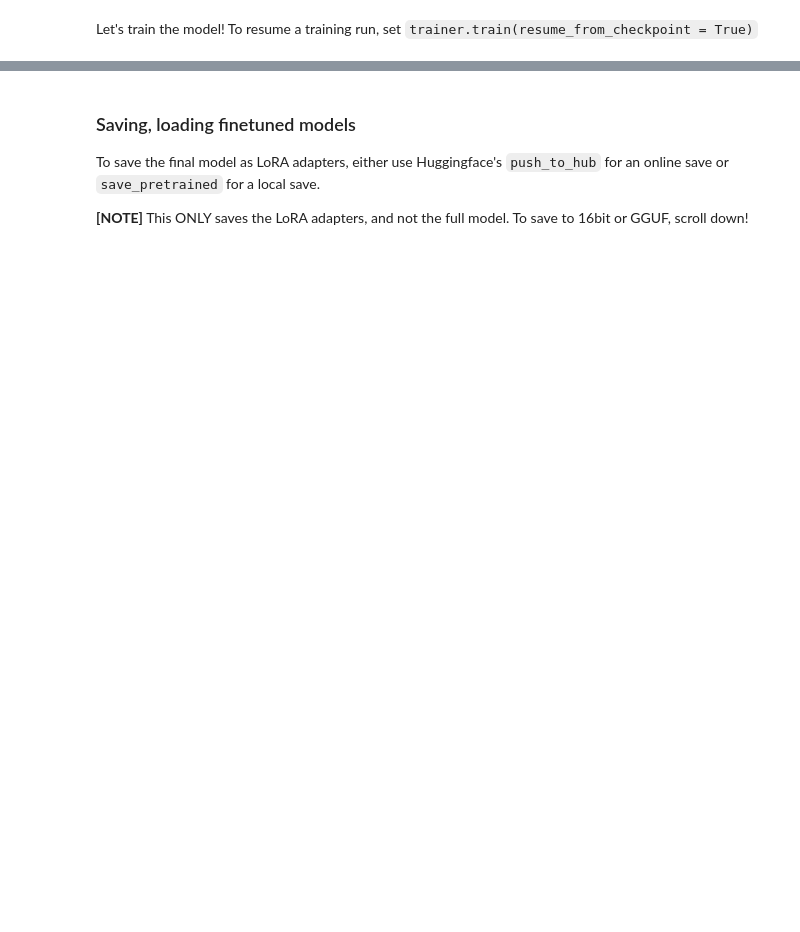
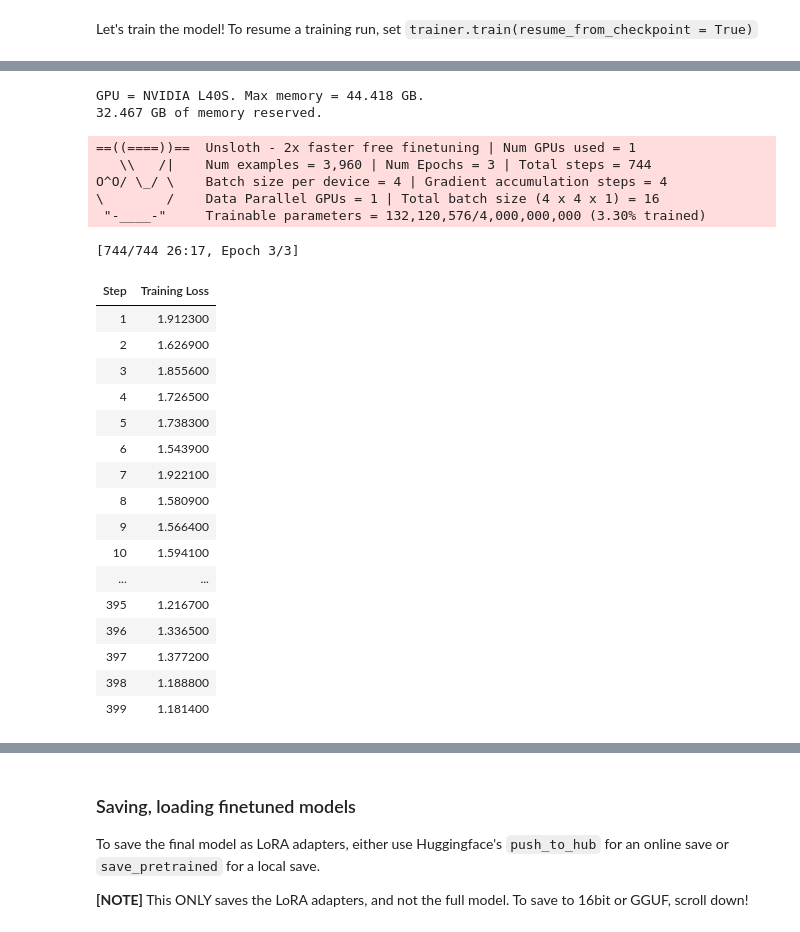
Before and after one commit to jasminehuynh11/Self-Aware-Support-A-Multilingual-Reinforcement-Learning-Pipeline-for-AI-Mental-Health-Chat, a Jupyter notebook: 02_Training_Code/Phase_1-Traning_3_model_series_1-v1.1-v1.2-v1.3.ipynb, the cells around one changed output, grey strips where cells are left out. Saved outputs shown, nothing was run; the diff lists cells and outputs as text; code cells hidden in the pictures; blank space fills up the shorter version.

```diff
--- a/02_Training_Code/Phase_1-Traning_3_model_series_1-v1.1-v1.2-v1.3.ipynb
+++ b/02_Training_Code/Phase_1-Traning_3_model_series_1-v1.1-v1.2-v1.3.ipynb
@@ -337,0 +478,40 @@ For normal chat based inference, `temperature = 0.7, top_p = 0.8, top_k = 20`
+# %%
+import wandb
+wandb.init(project="distress-chatbot", name="base-model-traininf-v1_2", config={
+    "model": "Qwen/Qwen3-4B",
+    # "max_steps": 20000,
+    "learning_rate": 2e-5,
+    "lambda_decay": 0.95,
+})  # Allow resuming W&B run
+
+from trl import SFTTrainer, SFTConfig
+trainer = SFTTrainer(
+    model = model,
+    tokenizer = tokenizer,
+    train_dataset = final_train_dataset, # Use the processed training data
+    eval_dataset = final_eval_dataset,   # Use the processed evaluation data
+    args = SFTConfig(
+        dataset_text_field = "text", # Column containing the formatted text
+        per_device_train_batch_size = 4,
+        gradient_accumulation_steps = 4, # Use GA to mimic batch size!
+        warmup_steps = 5,
+        num_train_epochs = 3, # Set this for 1 full training run.
+        # max_steps = 60, # Adjusted for quicker testing, was 30. Set to None or higher for full training.
+        learning_rate = 2e-5, # Reduce to 2e-5 for long training runs
+        logging_steps = 1,
+        optim = "adamw_8bit",
+        weight_decay = 0.01,
+        lr_scheduler_type = "linear",
+        seed = 3407,
+        report_to = "wandb", # Use this for WandB etc
+        # evaluation_strategy = "steps" if final_eval_dataset else "no", # Enable evaluation if eval_dataset is present
+        # eval_steps = 20, # Evaluate every N steps, adjust as needed
+    ),
+)
+
+# If using evaluation, you might want to set evaluation_strategy and eval_steps in SFTConfig
+if final_eval_dataset:
+    trainer.args.evaluation_strategy = "steps"
+    trainer.args.eval_steps = 20 # Or any other desired frequency
+else:
+    trainer.args.evaluation_strategy = "no"
@@ -337,0 +548,36 @@ For normal chat based inference, `temperature = 0.7, top_p = 0.8, top_k = 20`
+# %%
+# @title Show current memory stats
+gpu_stats = torch.cuda.get_device_properties(0)
+start_gpu_memory = round(torch.cuda.max_memory_reserved() / 1024 / 1024 / 1024, 3)
+max_memory = round(gpu_stats.total_memory / 1024 / 1024 / 1024, 3)
+print(f"GPU = {gpu_stats.name}. Max memory = {max_memory} GB.")
+print(f"{start_gpu_memory} GB of memory reserved.")
+# %% [output]
+GPU = NVIDIA L40S. Max memory = 44.418 GB.
+32.467 GB of memory reserved.
+# %%
+trainer_stats = trainer.train()
+# %% [output]
+==((====))==  Unsloth - 2x faster free finetuning | Num GPUs used = 1
+   \\   /|    Num examples = 3,960 | Num Epochs = 3 | Total steps = 744
+O^O/ \_/ \    Batch size per device = 4 | Gradient accumulation steps = 4
+\        /    Data Parallel GPUs = 1 | Total batch size (4 x 4 x 1) = 16
+ "-____-"     Trainable parameters = 132,120,576/4,000,000,000 (3.30% trained)
+[744/744 26:17, Epoch 3/3]
+| Step | Training Loss |
+| 1 | 1.912300 |
+| 2 | 1.626900 |
+| 3 | 1.855600 |
+| 4 | 1.726500 |
+| 5 | 1.738300 |
+| 6 | 1.543900 |
+| 7 | 1.922100 |
+| 8 | 1.580900 |
+| 9 | 1.566400 |
+| 10 | 1.594100 |
+| ... | ... |
+| 395 | 1.216700 |
+| 396 | 1.336500 |
+| 397 | 1.377200 |
+| 398 | 1.188800 |
+| 399 | 1.181400 |
```
Also changed, not shown: parts of 63 cells of this notebook, 3 other files.
